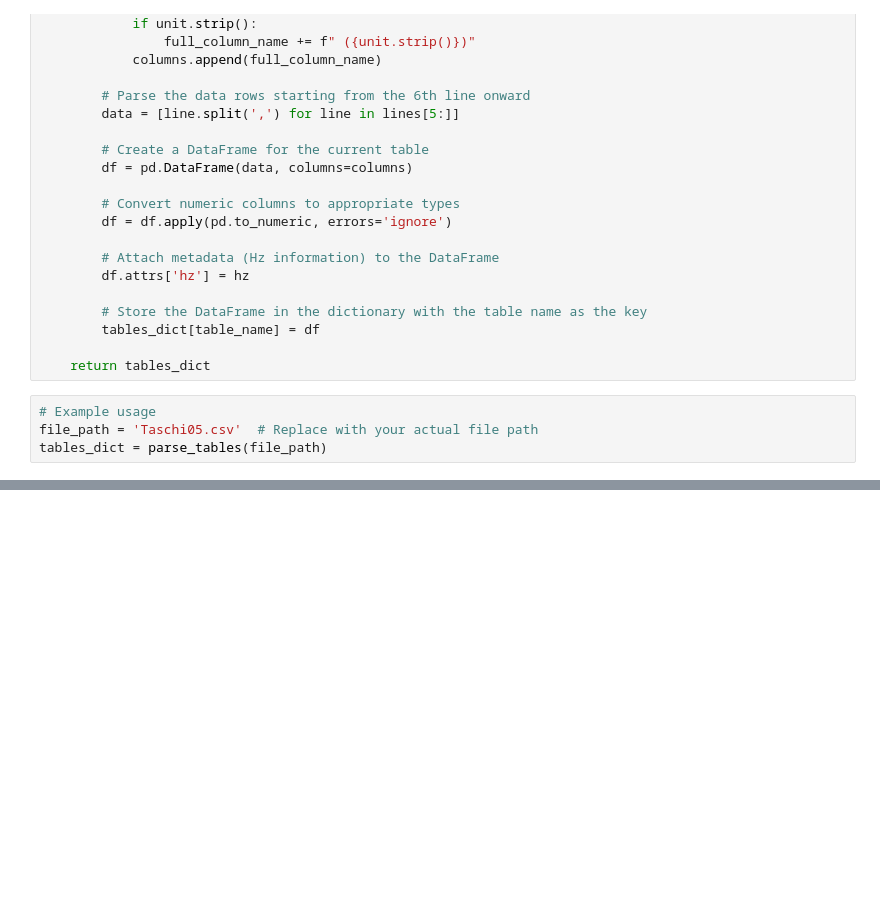
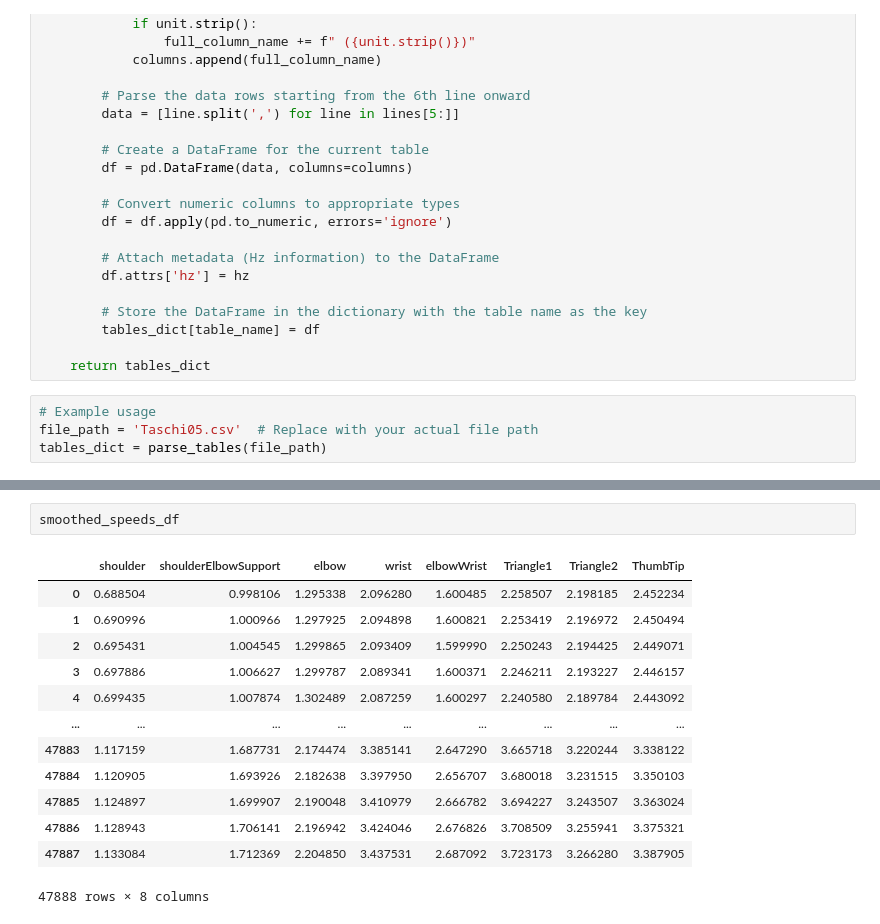
Before and after one commit to mateusz-pawelczyk/ArmTracking, a Jupyter notebook: analyze_test_data.ipynb, the cells around one changed output, grey strips where cells are left out. Cells and saved outputs as stored; diff of their text form; blank space fills up the shorter version.

```diff
--- a/analyze_test_data.ipynb
+++ b/analyze_test_data.ipynb
@@ -124,0 +164,16 @@ tables_dict["Segments"]
+# %%
+smoothed_speeds_df
+# %% [output]
+|  | shoulder | shoulderElbowSupport | elbow | wrist | elbowWrist | Triangle1 | Triangle2 | ThumbTip |
+| 0 | 0.688504 | 0.998106 | 1.295338 | 2.096280 | 1.600485 | 2.258507 | 2.198185 | 2.452234 |
+| 1 | 0.690996 | 1.000966 | 1.297925 | 2.094898 | 1.600821 | 2.253419 | 2.196972 | 2.450494 |
+| 2 | 0.695431 | 1.004545 | 1.299865 | 2.093409 | 1.599990 | 2.250243 | 2.194425 | 2.449071 |
+| 3 | 0.697886 | 1.006627 | 1.299787 | 2.089341 | 1.600371 | 2.246211 | 2.193227 | 2.446157 |
+| 4 | 0.699435 | 1.007874 | 1.302489 | 2.087259 | 1.600297 | 2.240580 | 2.189784 | 2.443092 |
+| ... | ... | ... | ... | ... | ... | ... | ... | ... |
+| 47883 | 1.117159 | 1.687731 | 2.174474 | 3.385141 | 2.647290 | 3.665718 | 3.220244 | 3.338122 |
+| 47884 | 1.120905 | 1.693926 | 2.182638 | 3.397950 | 2.656707 | 3.680018 | 3.231515 | 3.350103 |
+| 47885 | 1.124897 | 1.699907 | 2.190048 | 3.410979 | 2.666782 | 3.694227 | 3.243507 | 3.363024 |
+| 47886 | 1.128943 | 1.706141 | 2.196942 | 3.424046 | 2.676826 | 3.708509 | 3.255941 | 3.375321 |
+| 47887 | 1.133084 | 1.712369 | 2.204850 | 3.437531 | 2.687092 | 3.723173 | 3.266280 | 3.387905 |
+47888 rows × 8 columns
```
Also changed, not shown: parts of 13 cells of this notebook, 10 other files.
